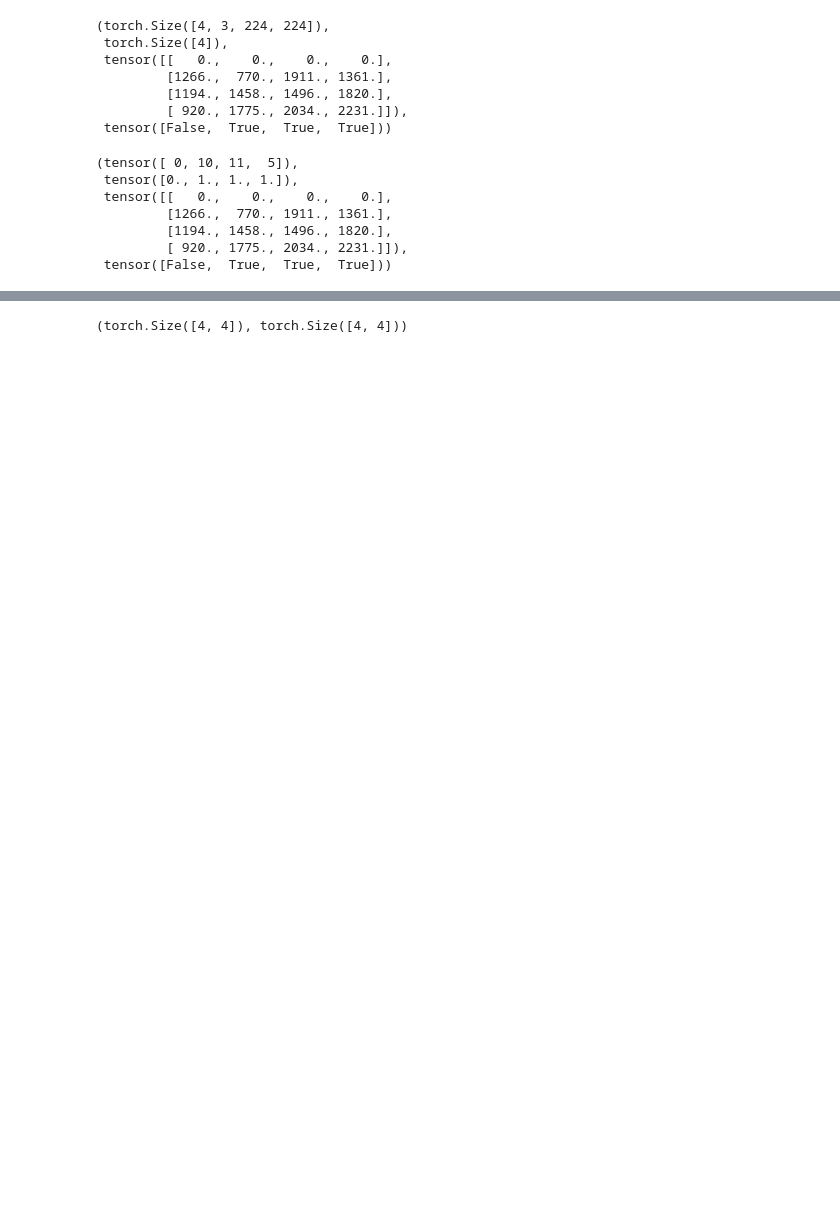
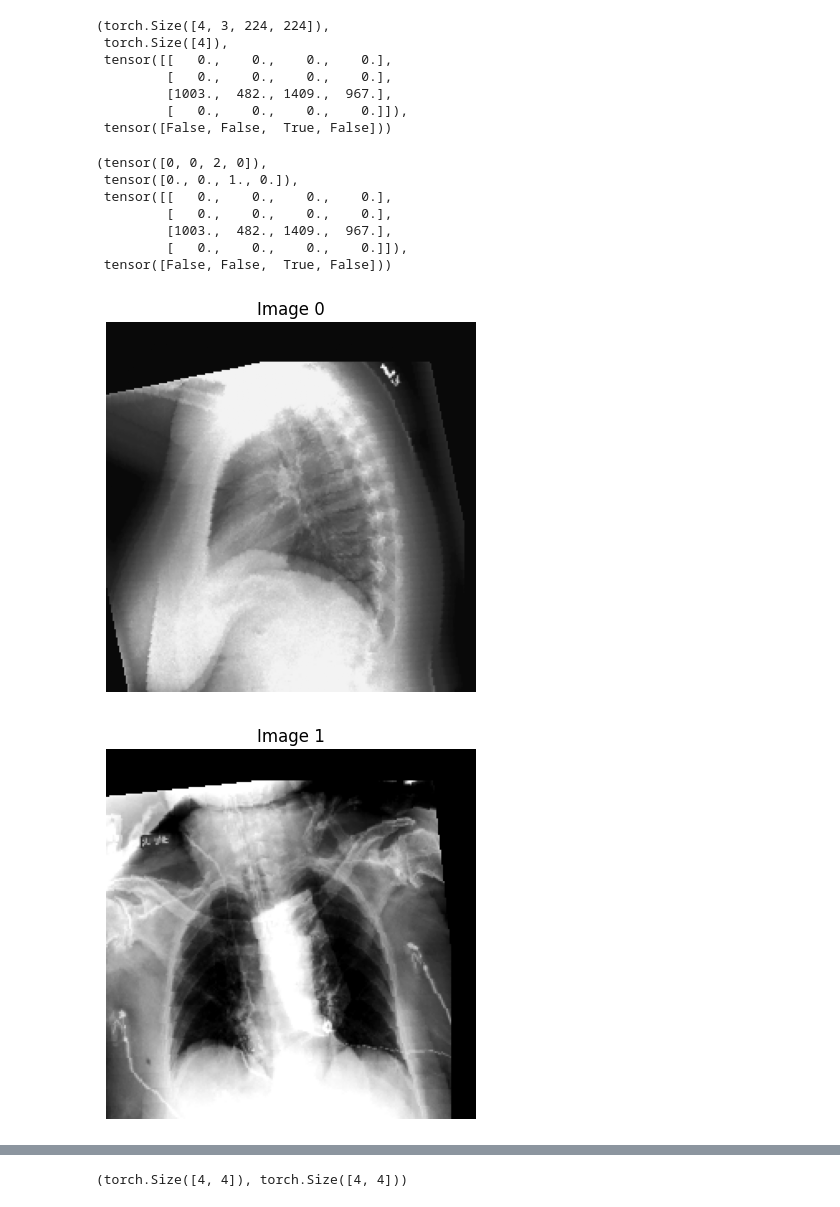
Before and after one commit to Nafishapanacea/normal-abnormal-multitask, a Jupyter notebook: test.ipynb, the cells around one changed output, grey strips where cells are left out. Saved outputs shown, nothing was run; the diff lists cells and outputs as text; code cells hidden in the pictures; blank space fills up the shorter version.

```diff
--- a/test.ipynb
+++ b/test.ipynb
@@ -11,11 +11,11 @@ from multimodel import Multimodel
 # %%
 # pwd
 # %%
-csv_path = '/home/jupyter-nafisha/normal-abnormal-multitask/test.csv'
+csv_path = '/home/jupyter-nafisha/normal-abnormal-multitask/CSVs/train.csv'
 # device = torch.device('cuda' if torch.cuda.is_available() else 'cpu')
 device = 'cpu'
 # %%
-train_dataset = XrayDataset(img_dir='', csv_path=csv_path, transform=train_transform)
+train_dataset = XrayDataset(img_dir='/home/common/data_v3', csv_path=csv_path, transform=train_transform)
 train_loader = DataLoader(train_dataset, batch_size=4, shuffle=True, num_workers=4)
 # %%
 for image, disease_id, label, bbox, has_bbox in train_loader:
@@ -27,31 +27,34 @@ image.shape, label.shape, bbox, has_bbox
 (torch.Size([4, 3, 224, 224]),
  torch.Size([4]),
  tensor([[   0.,    0.,    0.,    0.],
-         [1266.,  770., 1911., 1361.],
-         [1194., 1458., 1496., 1820.],
-         [ 920., 1775., 2034., 2231.]]),
- tensor([False,  True,  True,  True]))
+         [   0.,    0.,    0.,    0.],
+         [1003.,  482., 1409.,  967.],
+         [   0.,    0.,    0.,    0.]]),
+ tensor([False, False,  True, False]))
 # %%
 disease_id, label, bbox, has_bbox
 # %% [output]
-(tensor([ 0, 10, 11,  5]),
- tensor([0., 1., 1., 1.]),
+(tensor([0, 0, 2, 0]),
+ tensor([0., 0., 1., 0.]),
  tensor([[   0.,    0.,    0.,    0.],
-         [1266.,  770., 1911., 1361.],
-         [1194., 1458., 1496., 1820.],
-         [ 920., 1775., 2034., 2231.]]),
- tensor([False,  True,  True,  True]))
+         [   0.,    0.,    0.,    0.],
+         [1003.,  482., 1409.,  967.],
+         [   0.,    0.,    0.,    0.]]),
+ tensor([False, False,  True, False]))
 # %%
-# import matplotlib.pyplot as plt
+import matplotlib.pyplot as plt
 
-# # batch: torch.Tensor of shape [4, 3, 224, 224]
-# batch = image.cpu()   # make sure it's on CPU
+# batch: torch.Tensor of shape [4, 3, 224, 224]
+batch = image.cpu()   # make sure it's on CPU
 
-# for i in range(batch.shape[0]):
-#     img = batch[i].permute(1, 2, 0)  # CHW → HWC
+for i in range(batch.shape[0]):
+    img = batch[i].permute(1, 2, 0)  # CHW → HWC
 
-#     plt.figure()
-#     plt.imshow(img)
-#     plt.axis("off")
-#     plt.title(f"Image {i}")
-#     plt.show()
+    plt.figure()
+    plt.imshow(img)
+    plt.axis("off")
+    plt.title(f"Image {i}")
+    plt.show()
+# %% [output]
+[figure, added]
+[figure, added]
```
Also changed, not shown: parts of 25 cells of this notebook, 12 other files.
